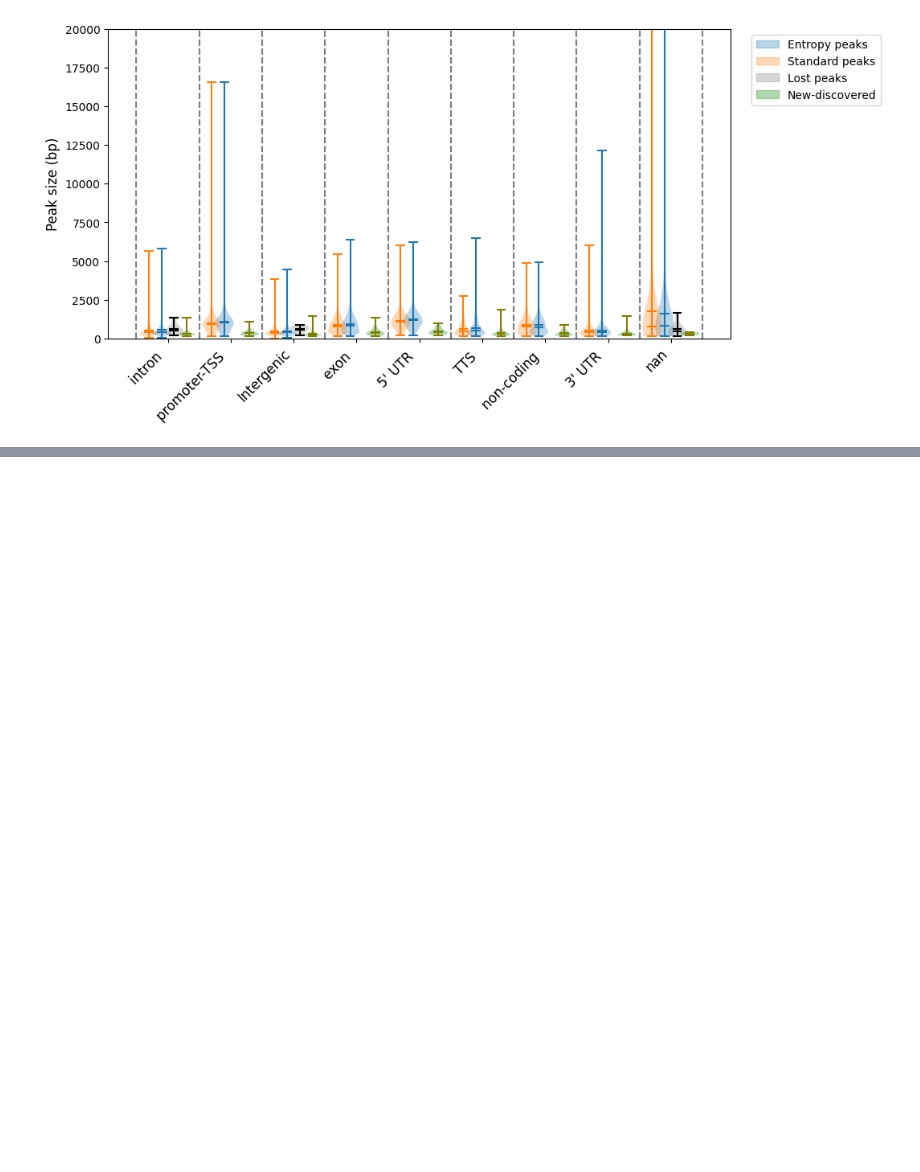
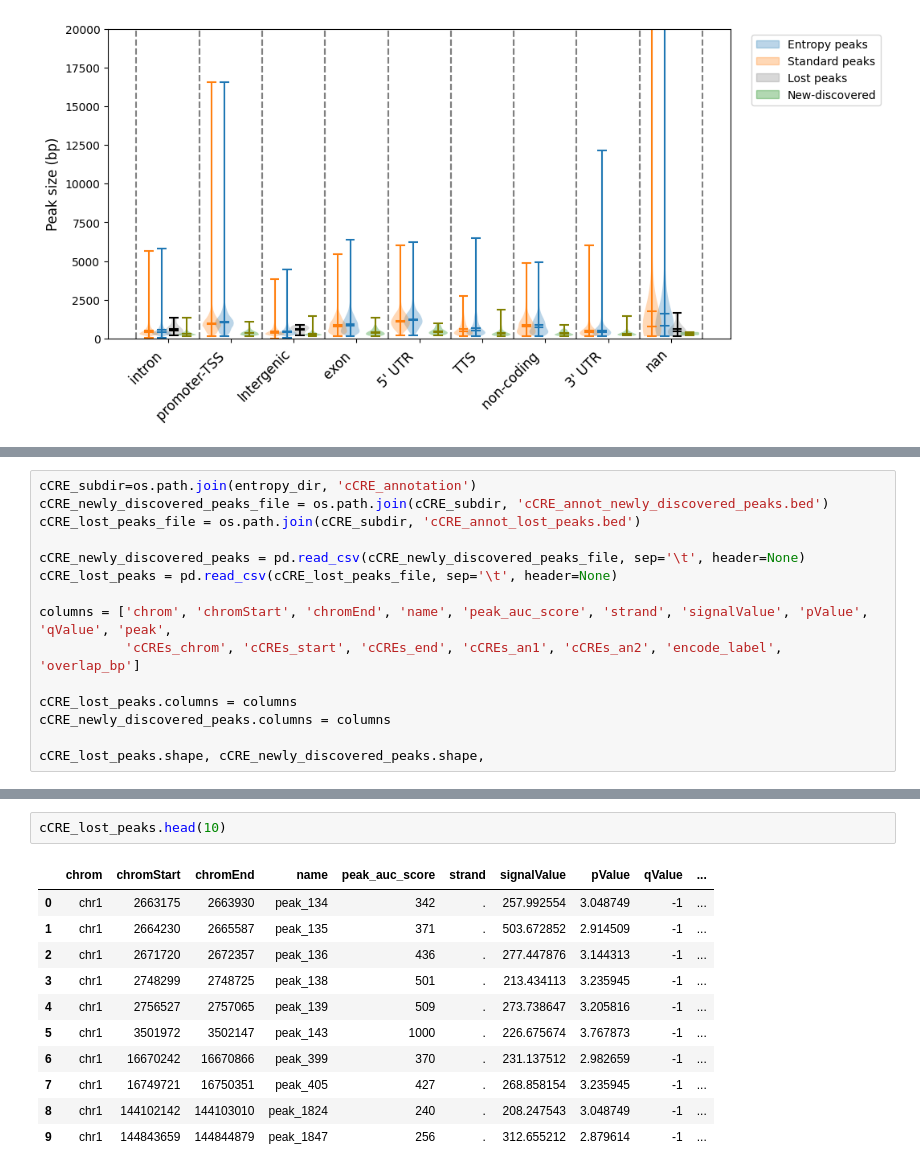
Before and after one commit to streetslab/SADE, a Jupyter notebook: EDA/benchmark_pbmc_compare_modality.ipynb, the cells around one changed output, grey strips where cells are left out. Drawn from its saved outputs; the diff is of its cells as text; blank space fills up the shorter version.

```diff
--- a/EDA/benchmark_pbmc_compare_modality.ipynb
+++ b/EDA/benchmark_pbmc_compare_modality.ipynb
@@ -970,0 +975,15 @@ plt.legend(*zip(*labels), loc='upper right', bbox_to_anchor=(1.25, 1), ncol=1)
+# %%
+cCRE_subdir=os.path.join(entropy_dir, 'cCRE_annotation')
+cCRE_newly_discovered_peaks_file = os.path.join(cCRE_subdir, 'cCRE_annot_newly_discovered_peaks.bed')
+cCRE_lost_peaks_file = os.path.join(cCRE_subdir, 'cCRE_annot_lost_peaks.bed')
+
+cCRE_newly_discovered_peaks = pd.read_csv(cCRE_newly_discovered_peaks_file, sep='\t', header=None)
+cCRE_lost_peaks = pd.read_csv(cCRE_lost_peaks_file, sep='\t', header=None)
+
+columns = ['chrom', 'chromStart', 'chromEnd', 'name', 'peak_auc_score', 'strand', 'signalValue', 'pValue', 'qValue', 'peak',
+           'cCREs_chrom', 'cCREs_start', 'cCREs_end', 'cCREs_an1', 'cCREs_an2', 'encode_label', 'overlap_bp']
+
+cCRE_lost_peaks.columns = columns
+cCRE_newly_discovered_peaks.columns = columns
+
+cCRE_lost_peaks.shape, cCRE_newly_discovered_peaks.shape,
@@ -970,0 +1001,14 @@ plt.legend(*zip(*labels), loc='upper right', bbox_to_anchor=(1.25, 1), ncol=1)
+# %%
+cCRE_lost_peaks.head(10)
+# %% [output]
+|  | chrom | chromStart | chromEnd | name | peak_auc_score | strand | signalValue | pValue | qValue | ... |
+| 0 | chr1 | 2663175 | 2663930 | peak_134 | 342 | . | 257.992554 | 3.048749 | -1 | ... |
+| 1 | chr1 | 2664230 | 2665587 | peak_135 | 371 | . | 503.672852 | 2.914509 | -1 | ... |
+| 2 | chr1 | 2671720 | 2672357 | peak_136 | 436 | . | 277.447876 | 3.144313 | -1 | ... |
+| 3 | chr1 | 2748299 | 2748725 | peak_138 | 501 | . | 213.434113 | 3.235945 | -1 | ... |
+| 4 | chr1 | 2756527 | 2757065 | peak_139 | 509 | . | 273.738647 | 3.205816 | -1 | ... |
+| 5 | chr1 | 3501972 | 3502147 | peak_143 | 1000 | . | 226.675674 | 3.767873 | -1 | ... |
+| 6 | chr1 | 16670242 | 16670866 | peak_399 | 370 | . | 231.137512 | 2.982659 | -1 | ... |
+| 7 | chr1 | 16749721 | 16750351 | peak_405 | 427 | . | 268.858154 | 3.235945 | -1 | ... |
+| 8 | chr1 | 144102142 | 144103010 | peak_1824 | 240 | . | 208.247543 | 3.048749 | -1 | ... |
+| 9 | chr1 | 144843659 | 144844879 | peak_1847 | 256 | . | 312.655212 | 2.879614 | -1 | ... |
```
Also changed, not shown: parts of 11 cells of this notebook, 4 other files.
